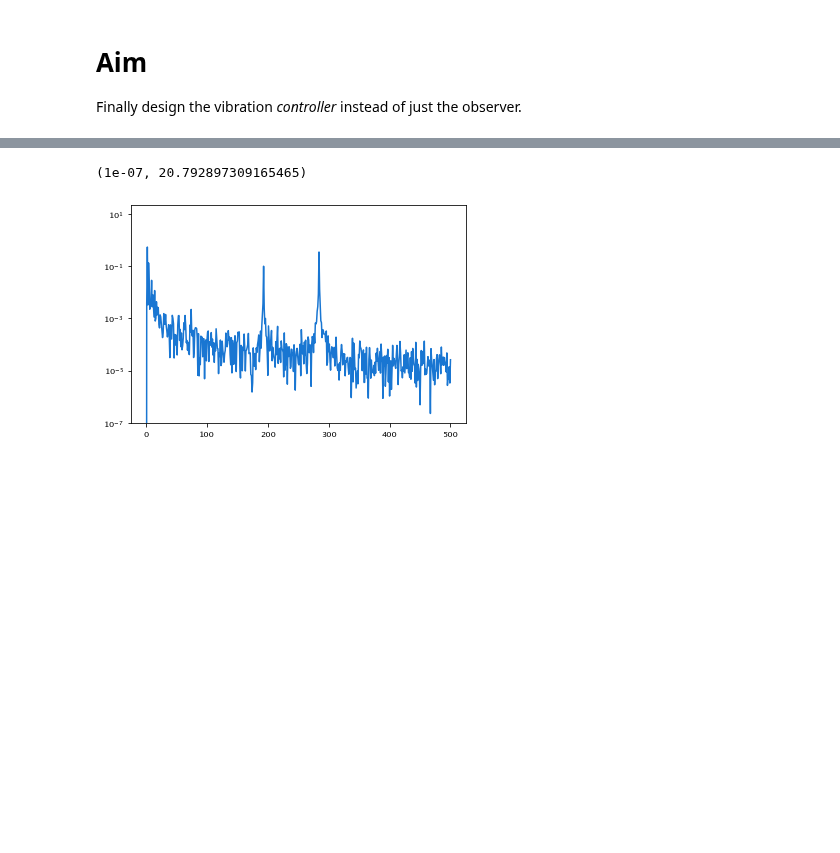
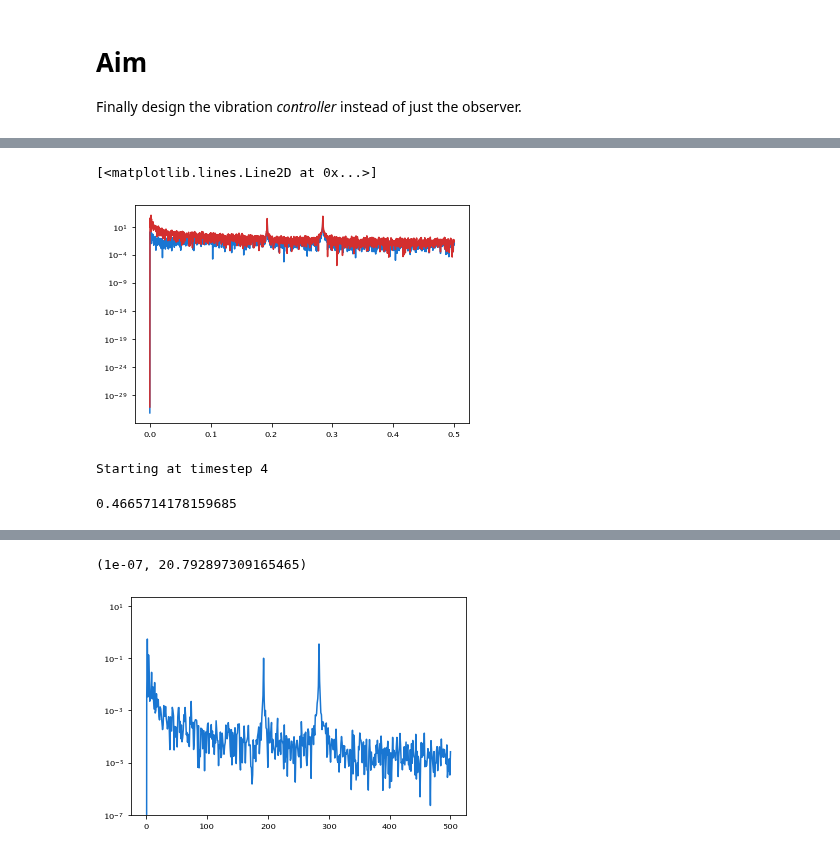
Before and after one commit to aditya-sengupta/tip-tilt-control, a Jupyter notebook: control/dev/vibe_controller.ipynb, the cells around one changed output, grey strips where cells are left out. Drawn from its saved outputs; the diff is of its cells as text; code cells hidden in the pictures; blank space fills up the shorter version.

```diff
--- a/control/dev/vibe_controller.ipynb
+++ b/control/dev/vibe_controller.ipynb
@@ -7,0 +13,2 @@ from controller import *
+# %%
+run, predict = vibe.kfilter.run(truth + np.random.normal(0, 0.06, truth.size), save_physics=True)
@@ -7,0 +20,14 @@ from controller import *
+# %%
+plt.semilogy(*signal.periodogram(res))
+plt.semilogy(*signal.periodogram(truth))
+# %% [output]
+[<matplotlib.lines.Line2D at 0x...>]
+[figure, added]
+# %%
+res_turb, actions, measurements = kalman.control(res)
+# %% [output]
+Starting at timestep 4
+# %%
+rms(res_turb)
+# %% [output]
+0.4665714178159685
```
Also changed, not shown: parts of 13 cells of this notebook.
